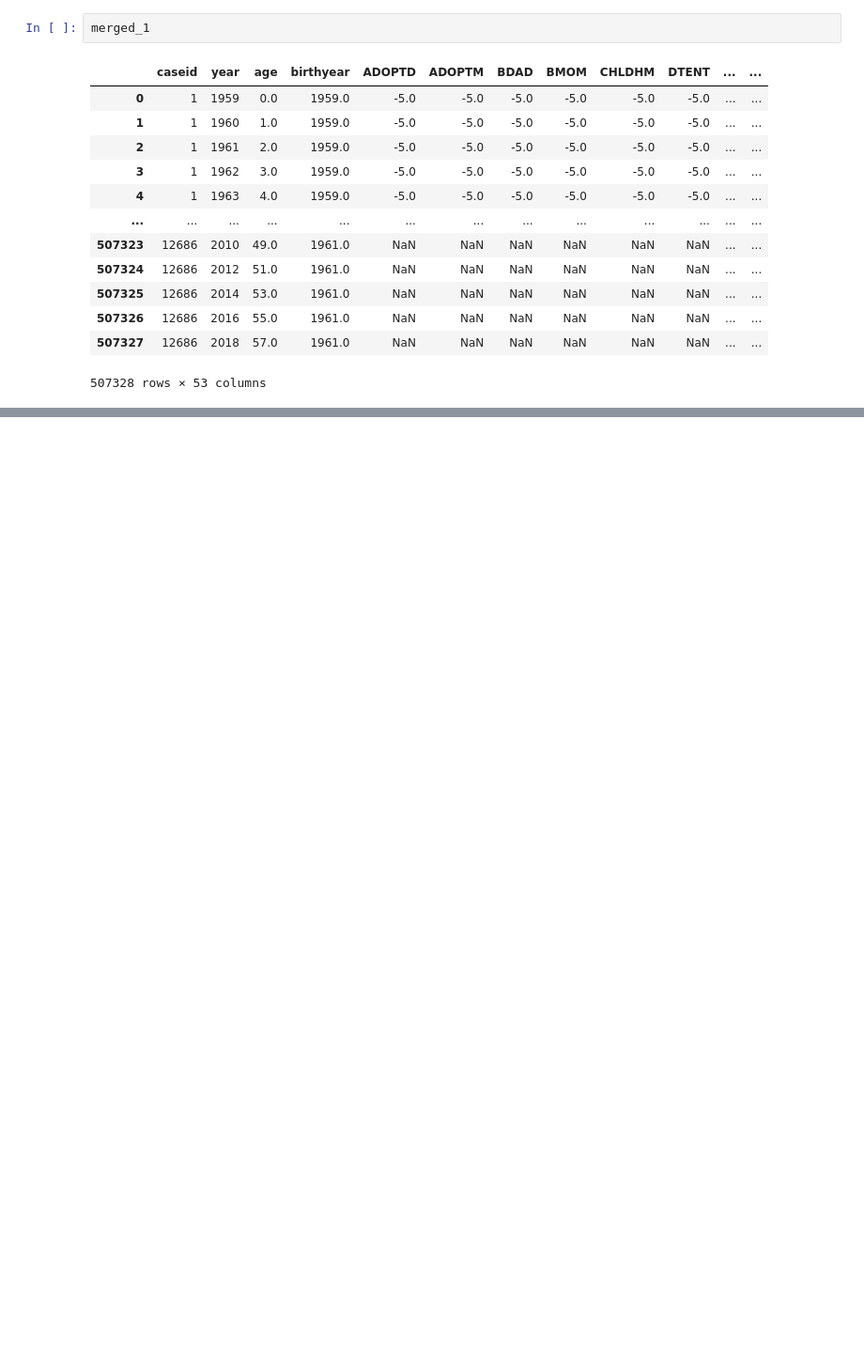
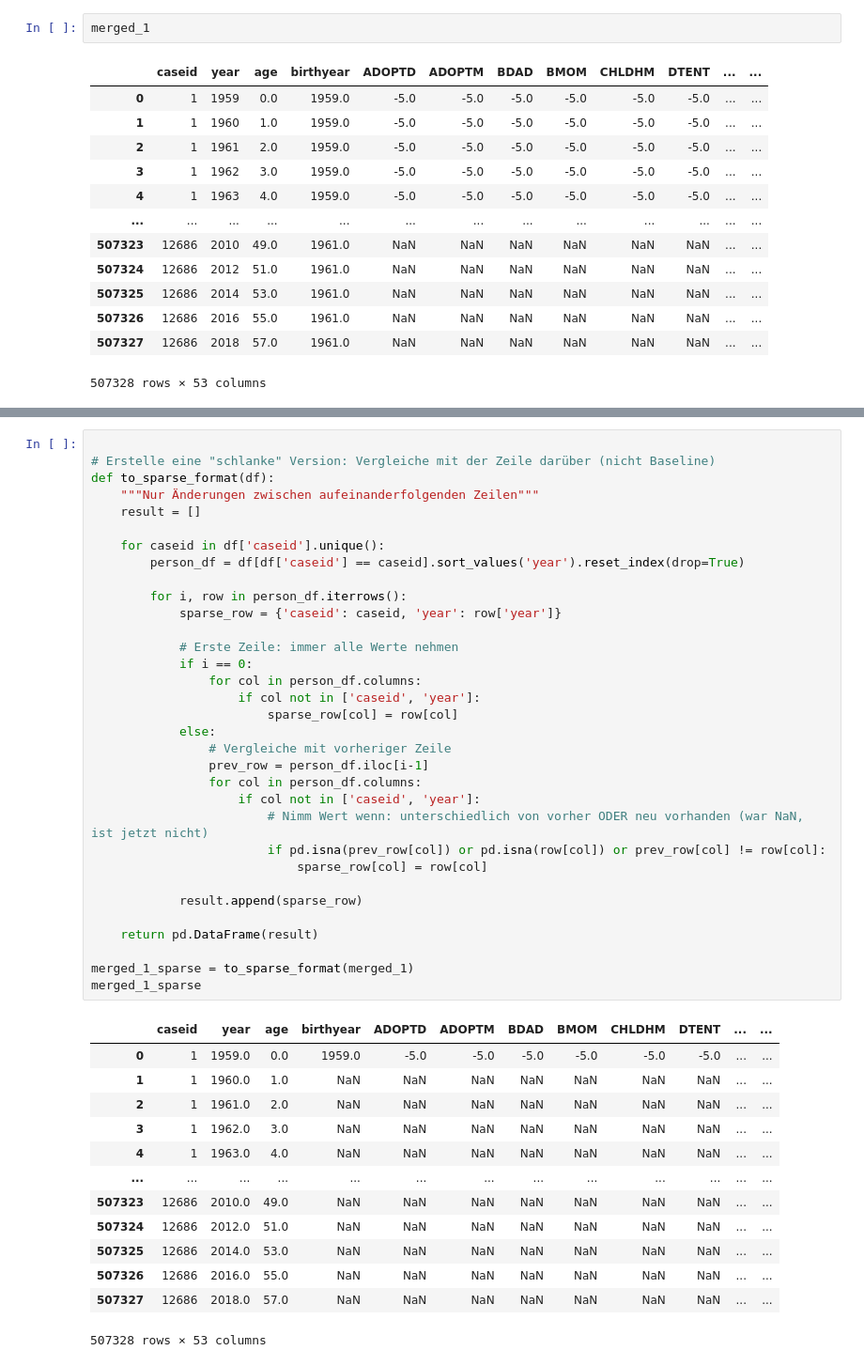
Before and after one commit to theoholler/Bookoflife, a Jupyter notebook: Original/reshape_theo.ipynb, the cells around one changed output, grey strips where cells are left out. Shown at 94% size. Drawn from its saved outputs; the diff is of its cells as text; blank space fills up the shorter version.

```diff
--- a/Original/reshape_theo.ipynb
+++ b/Original/reshape_theo.ipynb
@@ -271,0 +269,47 @@ final_result
+# %%
+
+# Erstelle eine "schlanke" Version: Vergleiche mit der Zeile darüber (nicht Baseline)
+def to_sparse_format(df):
+    """Nur Änderungen zwischen aufeinanderfolgenden Zeilen"""
+    result = []
+
+    for caseid in df['caseid'].unique():
+        person_df = df[df['caseid'] == caseid].sort_values('year').reset_index(drop=True)
+
+        for i, row in person_df.iterrows():
+            sparse_row = {'caseid': caseid, 'year': row['year']}
+
+            # Erste Zeile: immer alle Werte nehmen
+            if i == 0:
+                for col in person_df.columns:
+                    if col not in ['caseid', 'year']:
+                        sparse_row[col] = row[col]
+            else:
+                # Vergleiche mit vorheriger Zeile
+                prev_row = person_df.iloc[i-1]
+                for col in person_df.columns:
+                    if col not in ['caseid', 'year']:
+                        # Nimm Wert wenn: unterschiedlich von vorher ODER neu vorhanden (war NaN, ist jetzt nicht)
+                        if pd.isna(prev_row[col]) or pd.isna(row[col]) or prev_row[col] != row[col]:
+                            sparse_row[col] = row[col]
+
+            result.append(sparse_row)
+
+    return pd.DataFrame(result)
+
+merged_1_sparse = to_sparse_format(merged_1)
+merged_1_sparse
+# %% [output]
+|  | caseid | year | age | birthyear | ADOPTD | ADOPTM | BDAD | BMOM | CHLDHM | DTENT | ... | ... |
+| 0 | 1 | 1959.0 | 0.0 | 1959.0 | -5.0 | -5.0 | -5.0 | -5.0 | -5.0 | -5.0 | ... | ... |
+| 1 | 1 | 1960.0 | 1.0 | NaN | NaN | NaN | NaN | NaN | NaN | NaN | ... | ... |
+| 2 | 1 | 1961.0 | 2.0 | NaN | NaN | NaN | NaN | NaN | NaN | NaN | ... | ... |
+| 3 | 1 | 1962.0 | 3.0 | NaN | NaN | NaN | NaN | NaN | NaN | NaN | ... | ... |
+| 4 | 1 | 1963.0 | 4.0 | NaN | NaN | NaN | NaN | NaN | NaN | NaN | ... | ... |
+| ... | ... | ... | ... | ... | ... | ... | ... | ... | ... | ... | ... | ... |
+| 507323 | 12686 | 2010.0 | 49.0 | NaN | NaN | NaN | NaN | NaN | NaN | NaN | ... | ... |
+| 507324 | 12686 | 2012.0 | 51.0 | NaN | NaN | NaN | NaN | NaN | NaN | NaN | ... | ... |
+| 507325 | 12686 | 2014.0 | 53.0 | NaN | NaN | NaN | NaN | NaN | NaN | NaN | ... | ... |
+| 507326 | 12686 | 2016.0 | 55.0 | NaN | NaN | NaN | NaN | NaN | NaN | NaN | ... | ... |
+| 507327 | 12686 | 2018.0 | 57.0 | NaN | NaN | NaN | NaN | NaN | NaN | NaN | ... | ... |
+507328 rows × 53 columns
```
Also changed, not shown: parts of 9 cells of this notebook.
